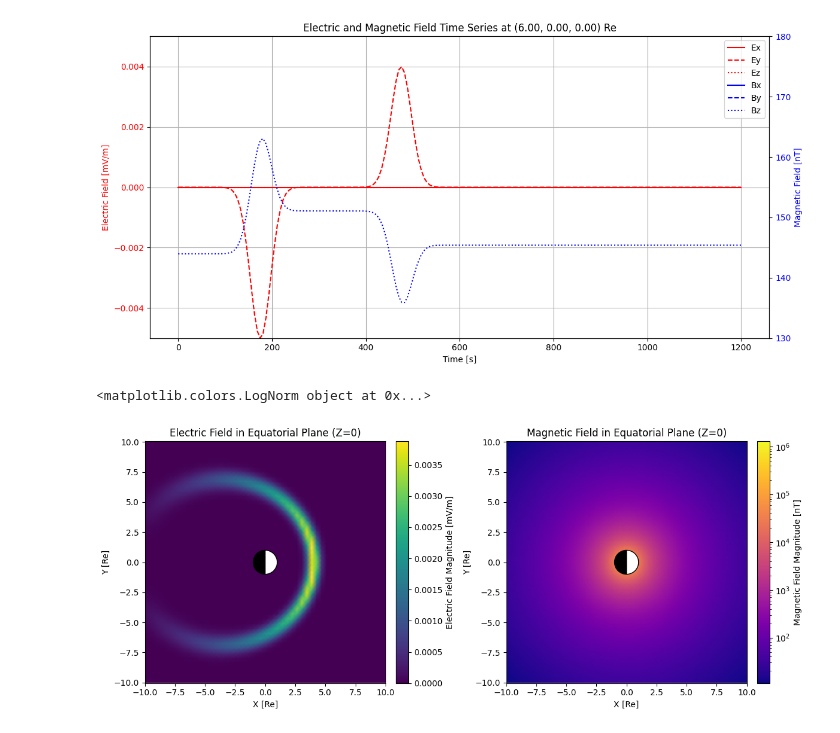
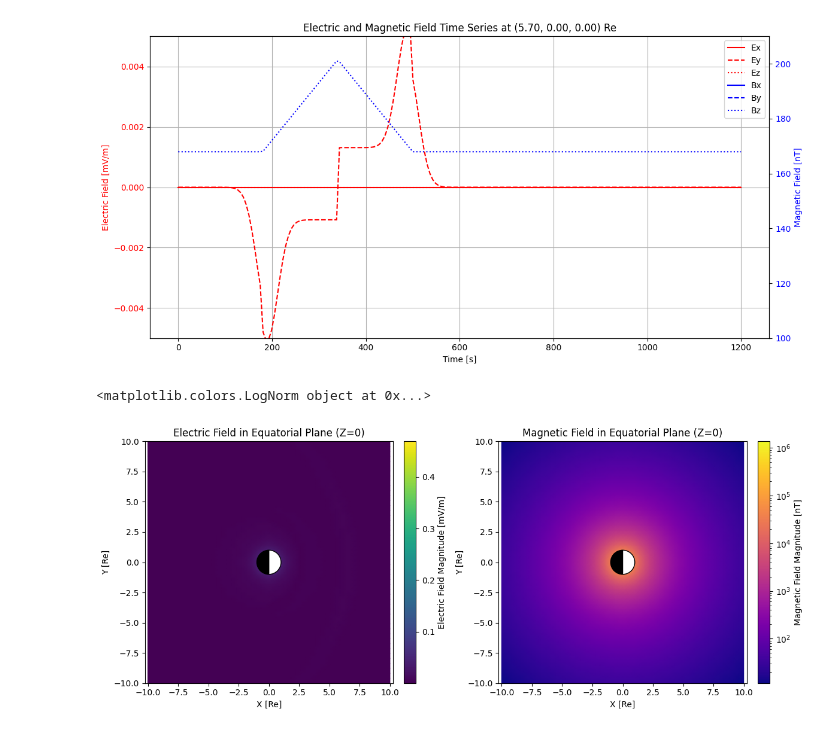
Before and after one commit to yw-h/Geoparticle-simulation, a Jupyter notebook: prtsim_deepseek_test.ipynb, the cells around one changed output. Cells and saved outputs as stored; diff of their text form; code cells hidden in the pictures.

```diff
--- a/prtsim_deepseek_test.ipynb
+++ b/prtsim_deepseek_test.ipynb
@@ -679,19 +739,19 @@ input_params = {
     "xmu": -1, # -1 for electron, 1 for proton
     "IOPT": 1, # = kp + 1
     "raddist0": 6, # initial L
-    "longi0": 0, # intital phi
+    "longi0": 90, # intital phi
     'pa':90, # pitch angle
     "KEc0": 2000, # initial kinetic energy /KeV
     "timedir": 1,
     "Tout": 60,
     "Dmin": 0,
     "pulse_flag": 1,
-    "tmax": 20, # maximum simulation time /min
+    "tmax": 30, # maximum simulation time /min
 }
 pulse_params_list = [
     {
         "phi0":0,
-        "E0": 2.5, # 5mV/m
+        "E0": 2, # 4mV/m
         "c0":1,
         "c1":1,
         "c2":0,
@@ -721,19 +781,19 @@ pulse_params_list = [
     }
 ]
 p1 = ParticleSimulator(input_params, pulse_params_list, {})
-observation_point_re = np.array([6.0, 0.0, 0.0])
+observation_point_re = np.array([5.7, 0.0, 0.0])
 time_points = np.linspace(0, 1200, 200) # 从 0 到 10 秒，采样 200 个点
-p1.plot_field_time_series(observation_point_re, time_points, b_ylim=(130, 180), e_ylim=(-5e-3, 5e-3))
+p1.plot_field_time_series(observation_point_re, time_points, b_ylim=(100, 210), e_ylim=(-5e-3, 5e-3))
 # %% [output]
-[figure, old version]
+[figure, new version]
 # %%
 # a = p1.run_simulation()
 # x = [i[0] for i in a[0]]
 # y = [i[1] for i in a[0]]
 # import matplotlib.pyplot as plt
 # plt.scatter(x, y)
 
-p1.visualize_fields_equatorial_plane(t=300)
+p1.visualize_fields_equatorial_plane(t=450)
 # %% [output]
 <matplotlib.colors.LogNorm object at 0x...>
-[figure, old version]
+[figure, new version]
```
Also changed, not shown: parts of 4 cells of this notebook, 2 other files.
